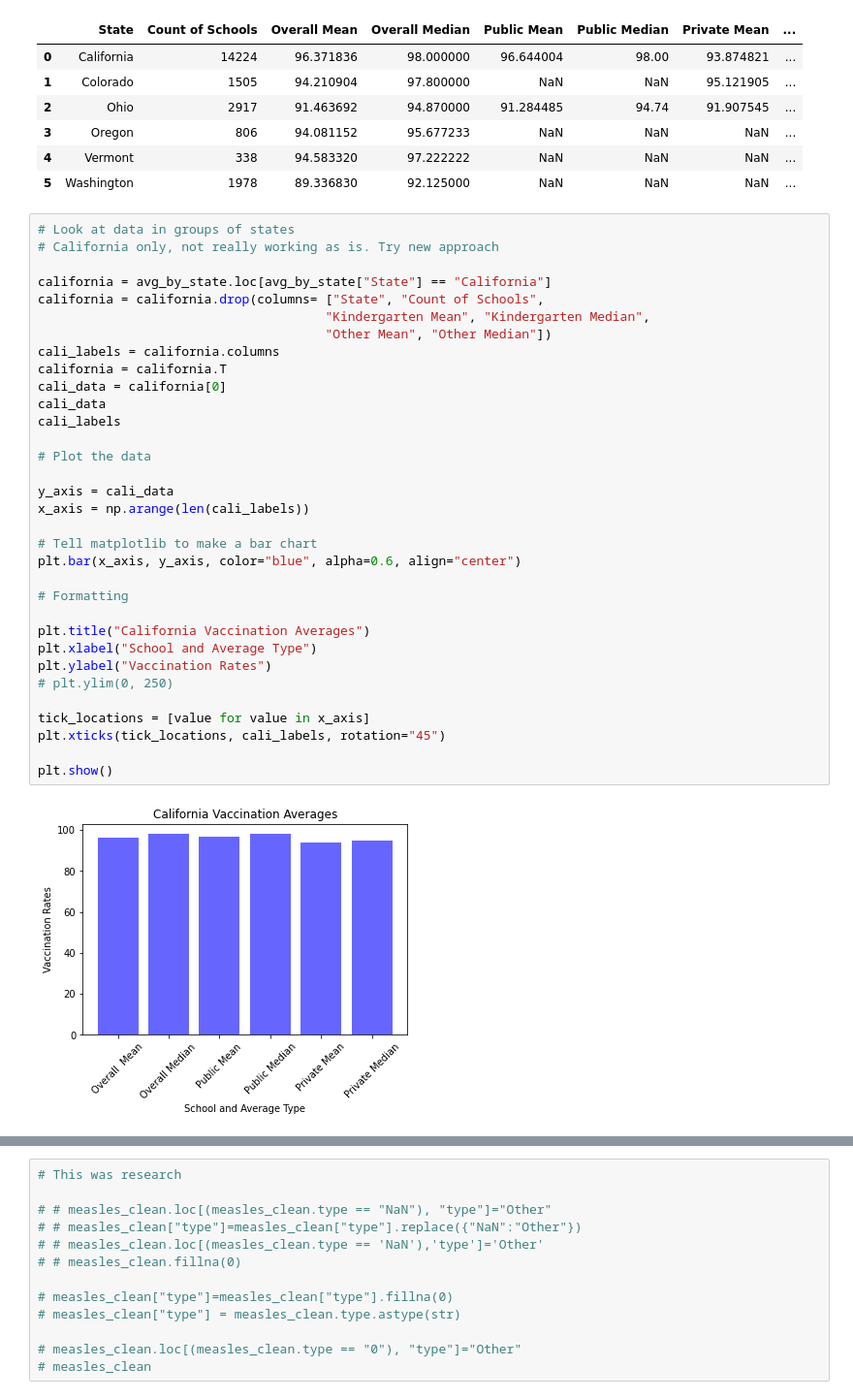
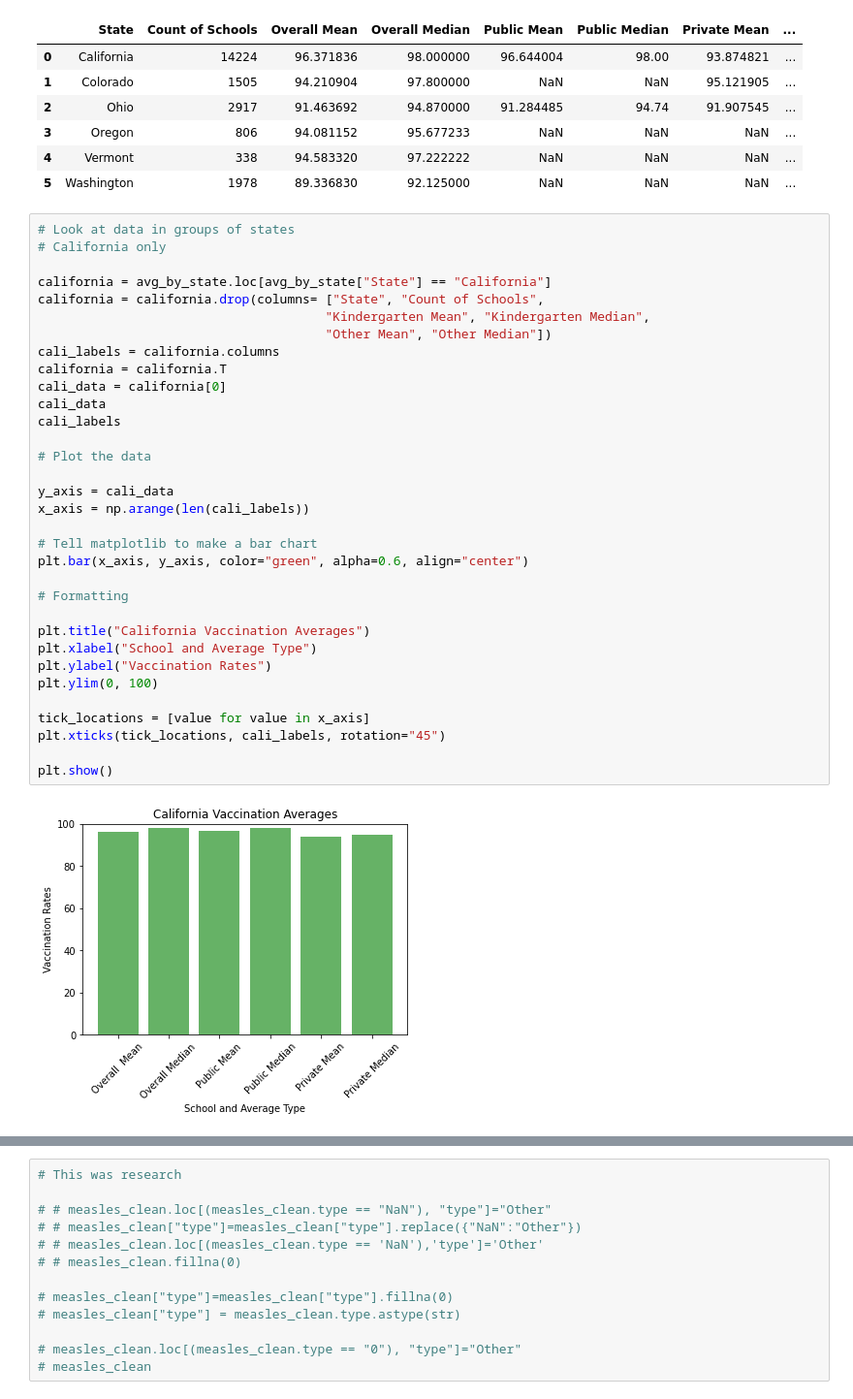
Before and after one commit to mel-c-lowe/UMN_Bootcamp_Project_One, a Jupyter notebook: MMR Vaccinations Trends.ipynb, the cells around one changed output, grey strips where cells are left out. Shown at 97% size. Drawn from its saved outputs; the diff is of its cells as text.

```diff
--- a/MMR Vaccinations Trends.ipynb
+++ b/MMR Vaccinations Trends.ipynb
@@ -311,36 +311,36 @@ avg_by_state
 | 5 | Washington | 1978 | 89.336830 | 92.125000 | NaN | NaN | NaN | ... |
 # %%
 # Look at data in groups of states
-# California only, not really working as is. Try new approach
+# California only
 
 california = avg_by_state.loc[avg_by_state["State"] == "California"]
 california = california.drop(columns= ["State", "Count of Schools",
                                       "Kindergarten Mean", "Kindergarten Median",
                                       "Other Mean", "Other Median"])
 cali_labels = california.columns
 california = california.T
 cali_data = california[0]
 cali_data
 cali_labels
 
 # Plot the data
 
 y_axis = cali_data
 x_axis = np.arange(len(cali_labels))
 
 # Tell matplotlib to make a bar chart
-plt.bar(x_axis, y_axis, color="blue", alpha=0.6, align="center")
+plt.bar(x_axis, y_axis, color="green", alpha=0.6, align="center")
 
 # Formatting
 
 plt.title("California Vaccination Averages")
 plt.xlabel("School and Average Type")
 plt.ylabel("Vaccination Rates")
-# plt.ylim(0, 250)
+plt.ylim(0, 100)
 
 tick_locations = [value for value in x_axis]
 plt.xticks(tick_locations, cali_labels, rotation="45")
 
 plt.show()
 # %% [output]
-[figure, old version]
+[figure, new version]
```
Also changed, not shown: parts of 1 cell of this notebook.
